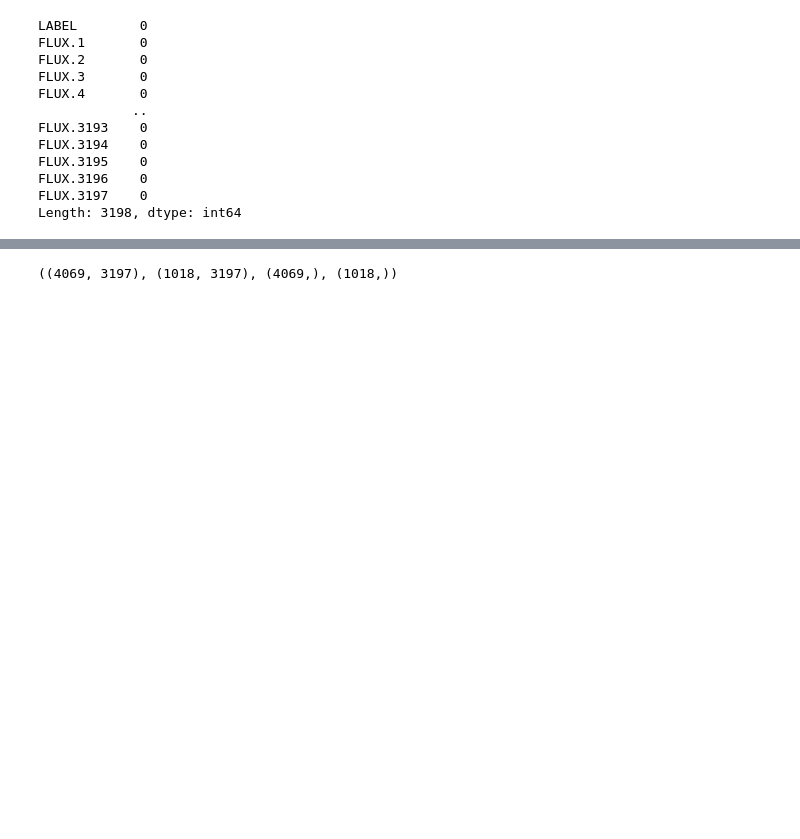
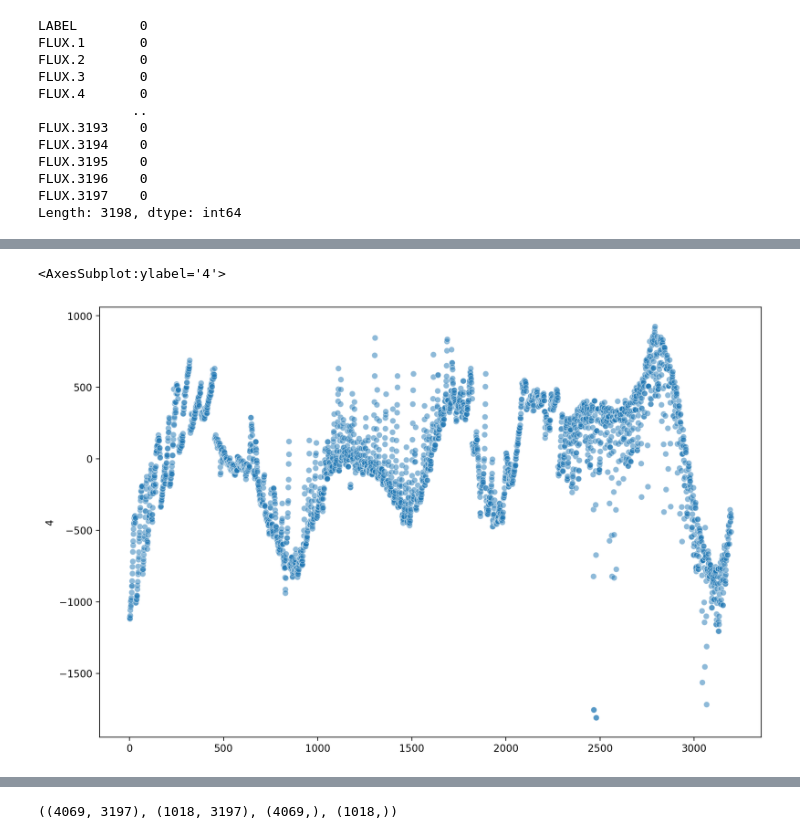
Before and after one commit to VishalxRana/Boston-House-Prediction, a Jupyter notebook: Exoplanet Hunting in Deep Space/exploplanet_hunting.ipynb, the cells around one changed output, grey strips where cells are left out. Drawn from its saved outputs; the diff is of its cells as text; code cells hidden in the pictures; blank space fills up the shorter version.

```diff
--- a/Exoplanet Hunting in Deep Space/exploplanet_hunting.ipynb
+++ b/Exoplanet Hunting in Deep Space/exploplanet_hunting.ipynb
@@ -44,0 +63,6 @@ Length: 3198, dtype: int64
+# %%
+plt.figure(figsize=(12,8), dpi=200)
+sns.scatterplot(np.arange(3197), df_train[df_train['LABEL'] == 2].iloc[4, 1:], alpha=0.5)
+# %% [output]
+<AxesSubplot:ylabel='4'>
+[figure, added]
```
Also changed, not shown: parts of 14 cells of this notebook.
